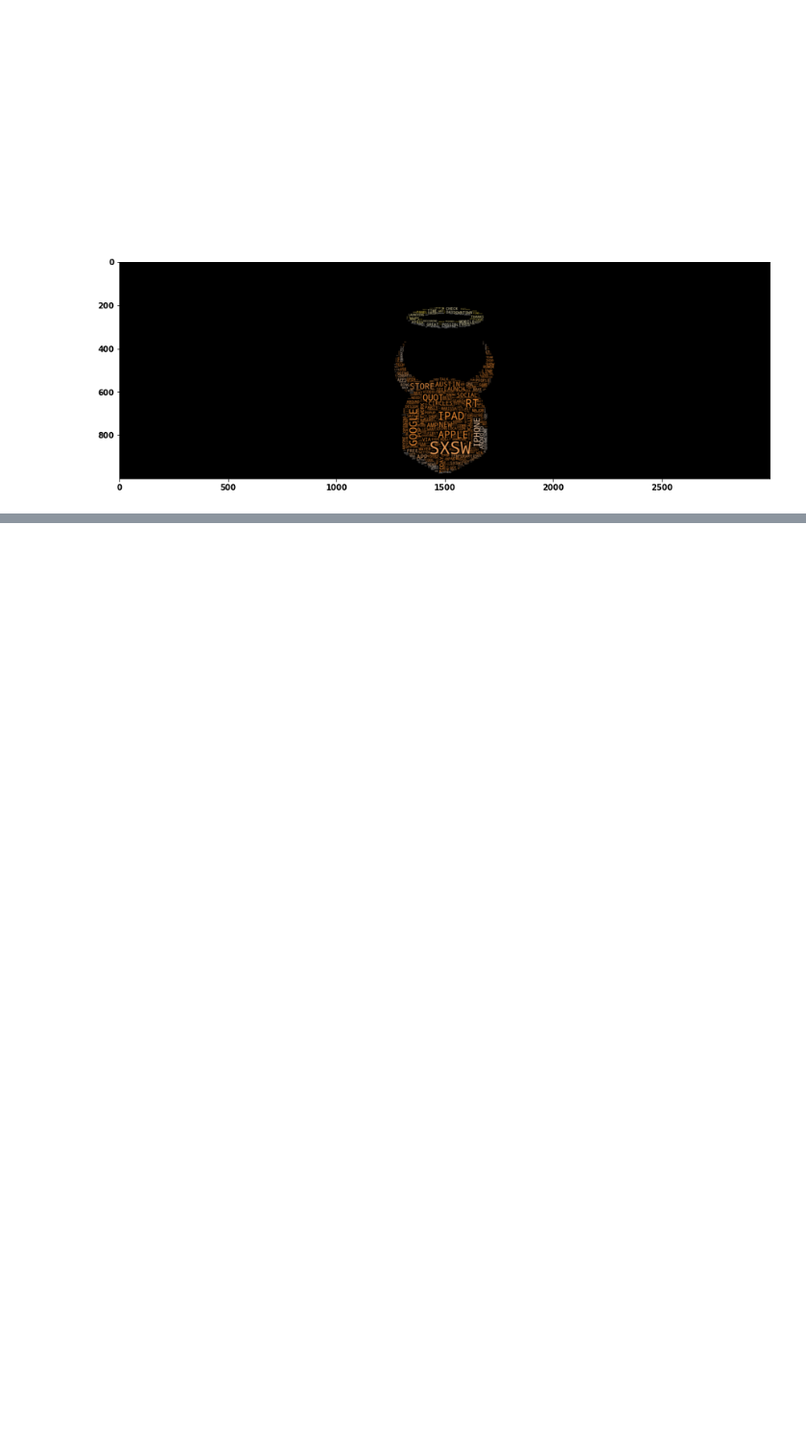
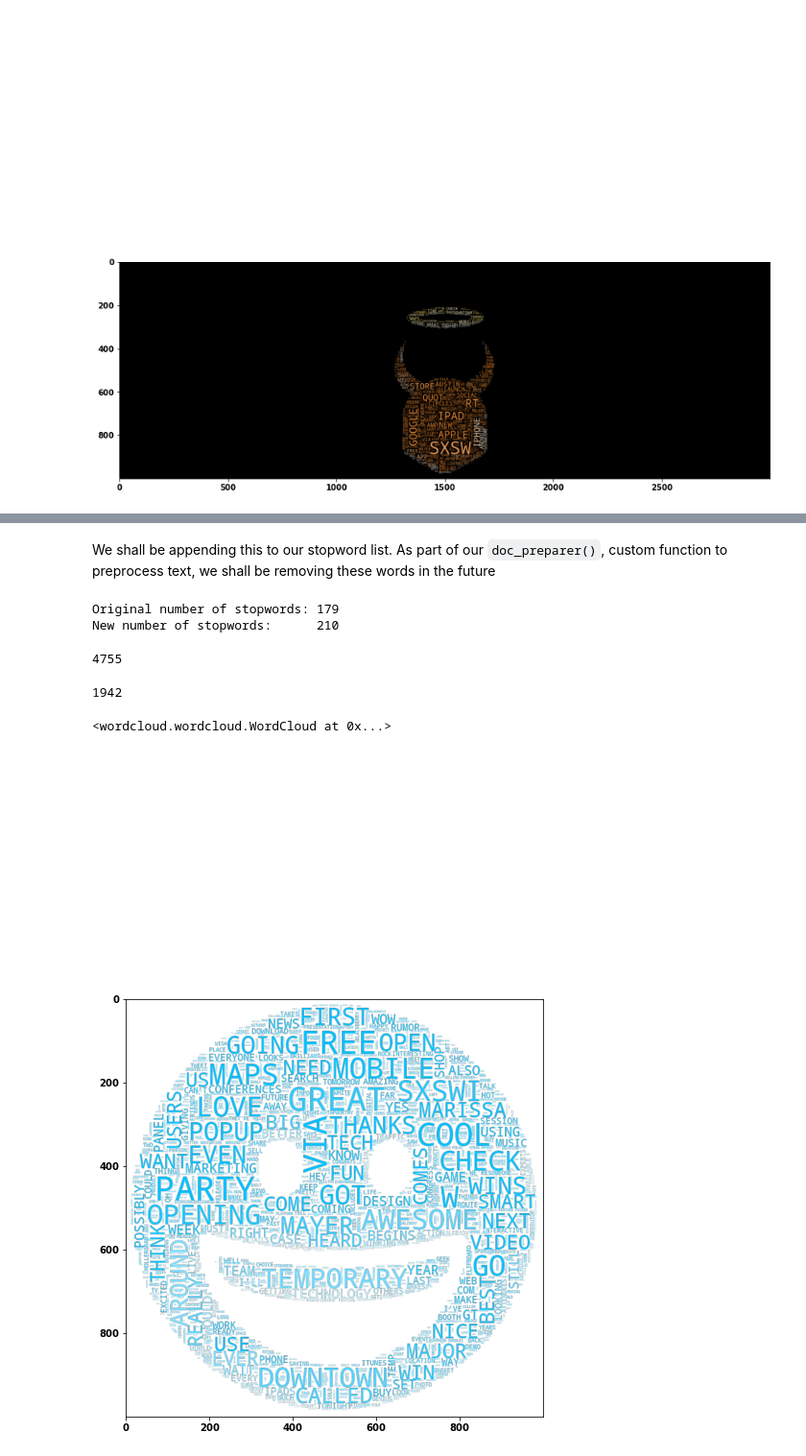
Before and after one commit to ssaeed85/dsc-ph4-TweetSentimentAnalysis-NLP, a Jupyter notebook: Workspace/Saad/WordCloud.ipynb, the cells around one changed output, grey strips where cells are left out. Shown at 96% size. Drawn from its saved outputs; the diff is of its cells as text; code cells hidden in the pictures; blank space fills up the shorter version.

Commit message:
Added pos and neg wordclouds

```diff
--- a/Workspace/Saad/WordCloud.ipynb
+++ b/Workspace/Saad/WordCloud.ipynb
@@ -227,3 +227,6 @@ wc.to_file("Header_wc-Black.png")
 <wordcloud.wordcloud.WordCloud at 0x...>
 [figure]
 [figure]
+# %%
+neg_df = data_df[data_df['emotion']=='Negative emotion']
+pos_df = data_df[data_df['emotion']=='Positive emotion']
@@ -229,0 +246,7 @@ wc.to_file("Header_wc-Black.png")
+# %%
+num_mostCommon_Words = 50
+common_neg_words = [word for word,freq in getTopWordFreq(neg_df, 'text',num_mostCommon_Words,stop_words = sw)]
+common_pos_words = [word for word,freq in getTopWordFreq(pos_df, 'text',num_mostCommon_Words,stop_words = sw)]
+new_sw_words = list(set(common_neg_words).intersection(set(common_pos_words)))
+print(len(new_sw_words))
+new_sw_words
@@ -229,0 +272,9 @@ wc.to_file("Header_wc-Black.png")
+# %% [markdown]
+We shall be appending this to our stopword list. As part of our `doc_preparer()`, custom function to preprocess text, we shall be removing these words in the future
+# %%
+print(f'Original number of stopwords: {len(sw)}')
+sw.extend(new_sw_words)
+print(f'New number of stopwords:      {len(sw)}')
+# %% [output]
+Original number of stopwords: 179
+New number of stopwords:      210
@@ -229,0 +284,44 @@ wc.to_file("Header_wc-Black.png")
+# %%
+len(pos_words)
+# %% [output]
+4755
+# %%
+len(neg_words)
+# %% [output]
+1942
+# %%
+stopwords = set(sw)
+stopwords
+stopwords.update(['link'])
+
+
+mask = np.array(Image.open("../../images/Happy.jpg"))
+image_colors = ImageColorGenerator(mask)
+
+
+wc = WordCloud(
+    max_words=10000,
+    mask=mask,
+    stopwords=stopwords,
+    mode = 'RGBA',
+    background_color=None,
+    collocations=False,
+    normalize_plurals=False,
+    max_font_size=80,
+    scale=1
+)
+
+wc.generate(" ".join(pos_df['new_text'].str.upper()))
+
+wc.recolor(color_func=image_colors, random_state=3)
+
+plt.axis("off")
+plt.figure(figsize=(15, 8))
+
+plt.imshow(wc.recolor(color_func=image_colors), interpolation="bilinear")
+
+wc.to_file("Pos_wc.png")
+# %% [output]
+<wordcloud.wordcloud.WordCloud at 0x...>
+[figure, added]
+[figure, added]
```
Also changed, not shown: parts of 8 cells of this notebook.
